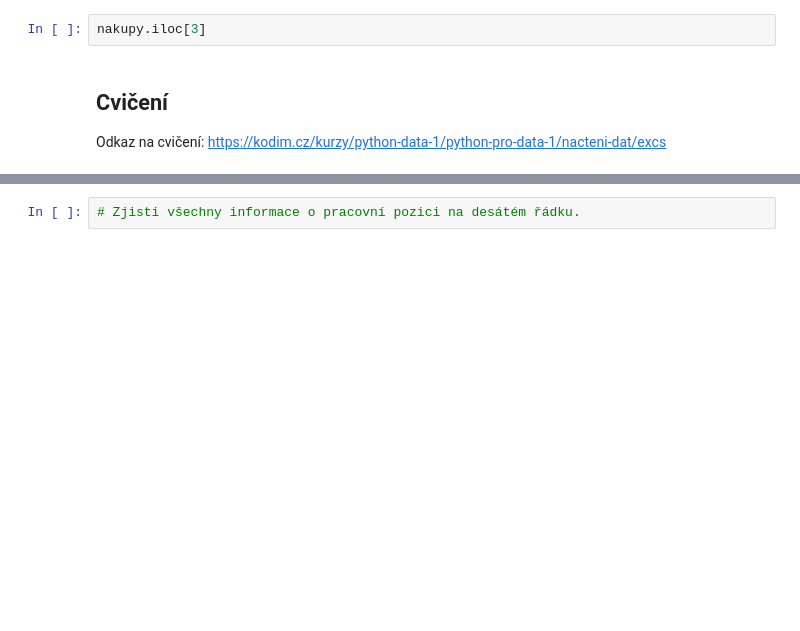
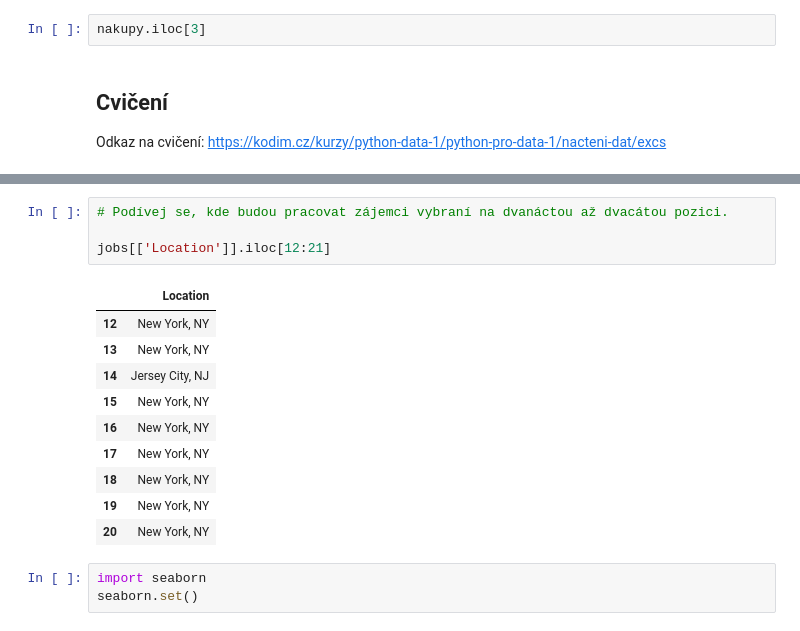
Before and after one commit to mcvincekova/python1_2023, a Jupyter notebook: python_1/seminar8/notebooks/2-pandas-nacteni-dat.ipynb, the cells around one changed output, grey strips where cells are left out. Saved outputs shown, nothing was run; the diff lists cells and outputs as text; blank space fills up the shorter version.

```diff
--- a/python_1/seminar8/notebooks/2-pandas-nacteni-dat.ipynb
+++ b/python_1/seminar8/notebooks/2-pandas-nacteni-dat.ipynb
@@ -51,2 +110,18 @@ jobs
-# %%
-# Zjisti všechny informace o pracovní pozici na desátém řádku.
+# %%
+# Podívej se, kde budou pracovat zájemci vybraní na dvanáctou až dvacátou pozici.
+
+jobs[['Location']].iloc[12:21]
+# %% [output]
+|  | Location |
+| 12 | New York, NY |
+| 13 | New York, NY |
+| 14 | Jersey City, NJ |
+| 15 | New York, NY |
+| 16 | New York, NY |
+| 17 | New York, NY |
+| 18 | New York, NY |
+| 19 | New York, NY |
+| 20 | New York, NY |
+# %%
+import seaborn
+seaborn.set()
```
Also changed, not shown: parts of 6 cells of this notebook.
